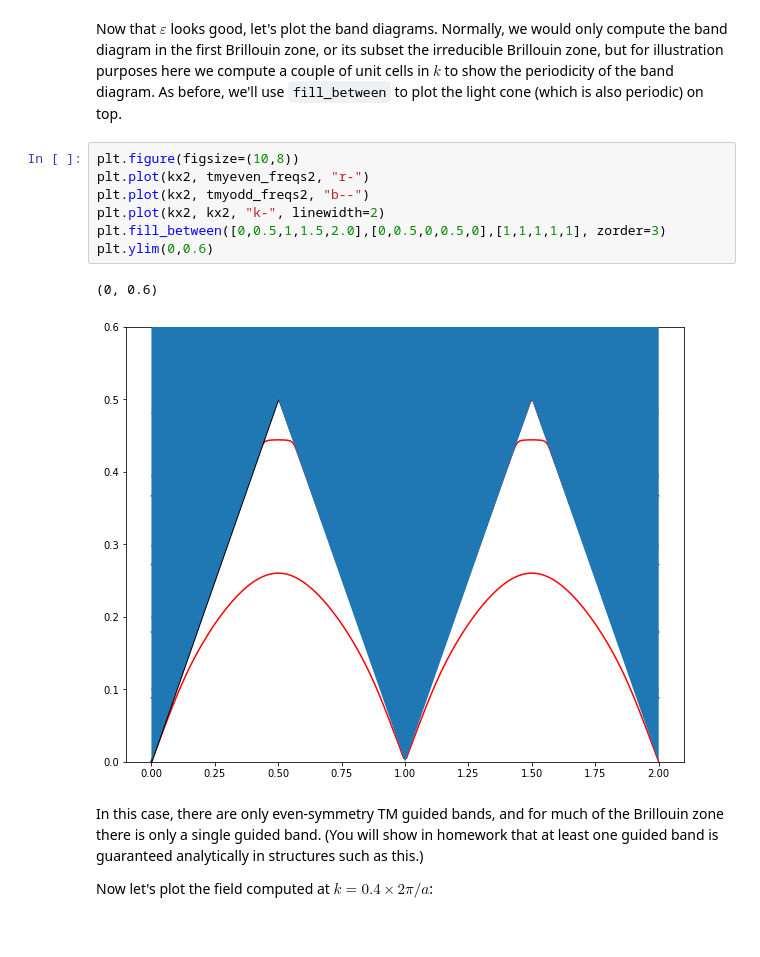
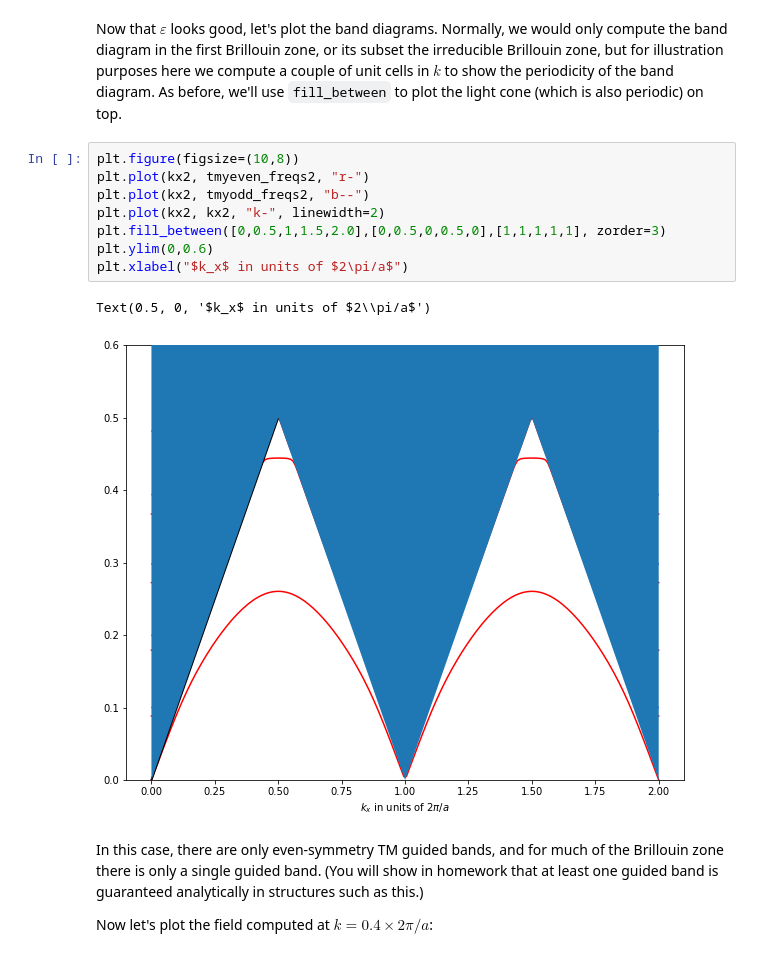
Before and after one commit to mitmath/18369, a Jupyter notebook: notes/MPB-demo.ipynb, the cells around one changed output. Cells and saved outputs as stored; diff of their text form.

```diff
--- a/notes/MPB-demo.ipynb
+++ b/notes/MPB-demo.ipynb
@@ -326,13 +386,14 @@ Now that $\varepsilon$ looks good, let's plot the band diagrams.  Normally, we w
 # %%
 plt.figure(figsize=(10,8))
 plt.plot(kx2, tmyeven_freqs2, "r-")
 plt.plot(kx2, tmyodd_freqs2, "b--")
 plt.plot(kx2, kx2, "k-", linewidth=2)
 plt.fill_between([0,0.5,1,1.5,2.0],[0,0.5,0,0.5,0],[1,1,1,1,1], zorder=3)
 plt.ylim(0,0.6)
+plt.xlabel("$k_x$ in units of $2\pi/a$")
 # %% [output]
-(0, 0.6)
+Text(0.5, 0, '$k_x$ in units of $2\\pi/a$')
-[figure, old version]
+[figure, new version]
 # %% [markdown]
 In this case, there are only even-symmetry TM guided bands, and for much of the Brillouin zone there is only a single guided band.  (You will show in homework that at least one guided band is guaranteed analytically in structures such as this.)
 
```
Also changed, not shown: parts of 29 cells of this notebook.
